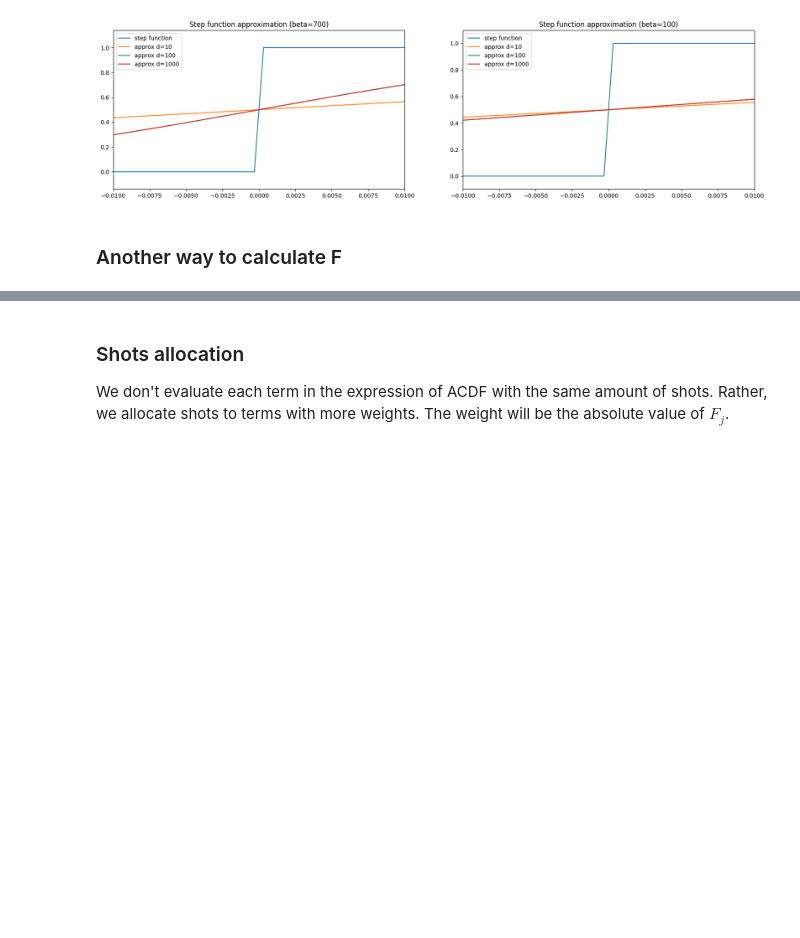
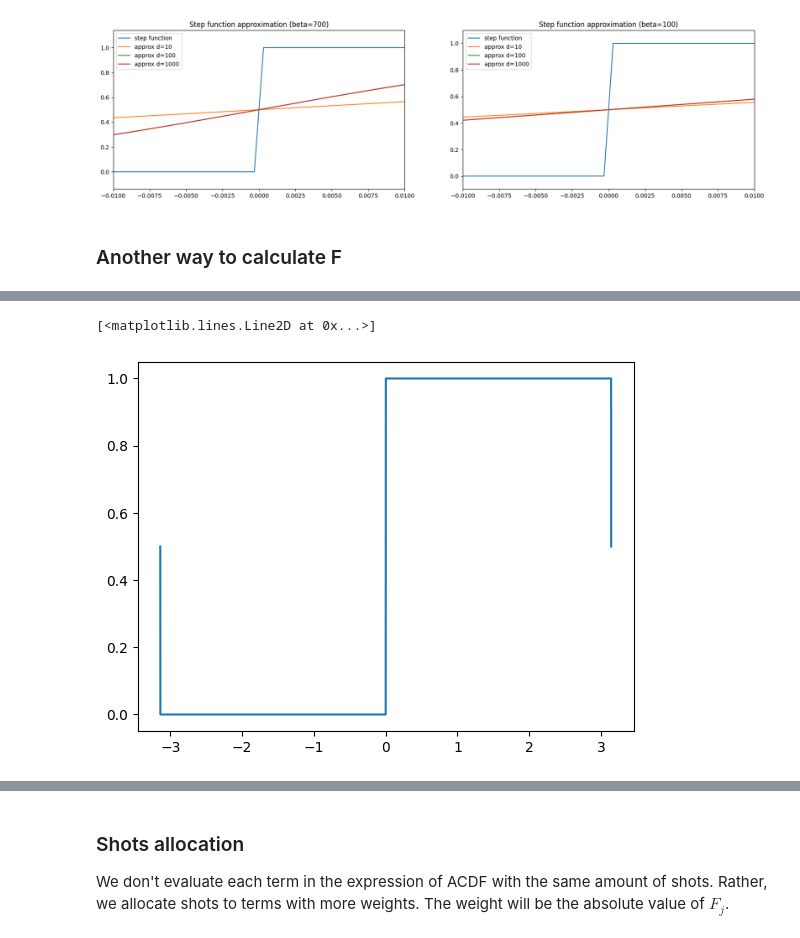
Before and after one commit to Dran-Z/QHack2023-SunnyDelft, a Jupyter notebook: Hybrid-Algorithm.ipynb, the cells around one changed output, grey strips where cells are left out. Saved outputs shown, nothing was run; the diff lists cells and outputs as text; code cells hidden in the pictures; blank space fills up the shorter version.

```diff
--- a/Hybrid-Algorithm.ipynb
+++ b/Hybrid-Algorithm.ipynb
@@ -597,3 +616,8 @@ def get_new_approx_step_function(d, delta):
+# %%
+x_list = np.linspace(-pi,pi,10000)
+# %% [output]
+[<matplotlib.lines.Line2D at 0x...>]
+[figure, added]
 # %%
 A = get_new_approx_step_function(2000,.003)
 B = get_new_approx_step_function(6000,.002)
```
Also changed, not shown: parts of 16 cells of this notebook, 3 other files.
